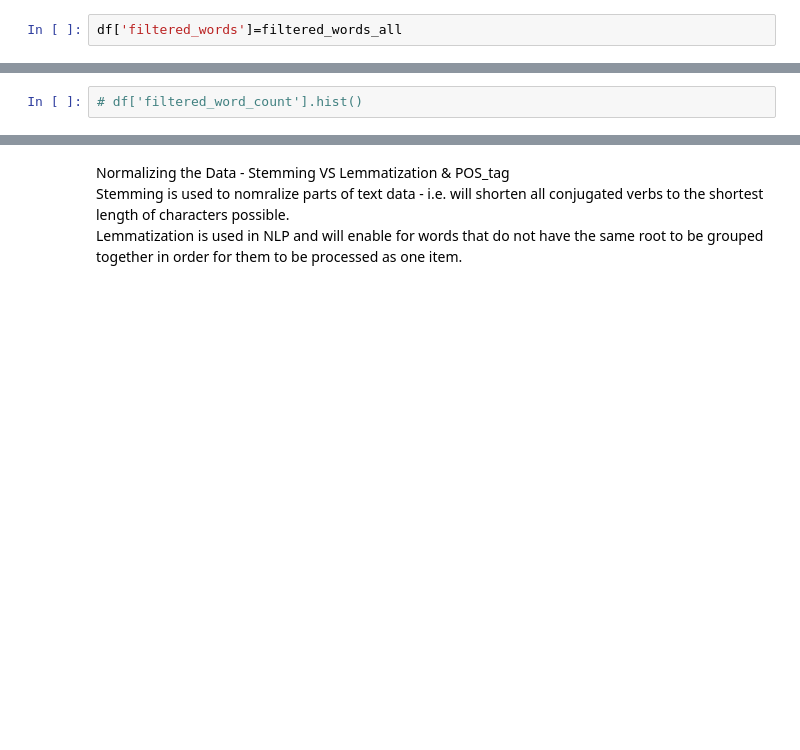
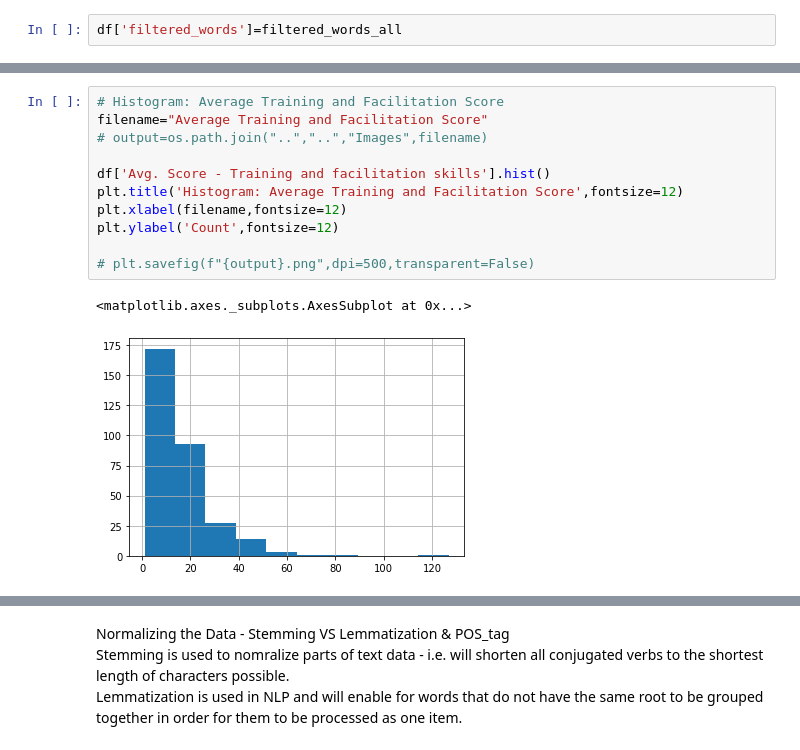
Before and after one commit to svfarago/Project_3, a Jupyter notebook: Sentiment_Preprocessing/NLP - Final JNB.ipynb, the cells around one changed output, grey strips where cells are left out. Drawn from its saved outputs; the diff is of its cells as text; blank space fills up the shorter version.

```diff
--- a/Sentiment_Preprocessing/NLP - Final JNB.ipynb
+++ b/Sentiment_Preprocessing/NLP - Final JNB.ipynb
@@ -93,2 +119,14 @@ df['filtered_word_count']=df['filtered_words'].str.len()
-# %%
-# df['filtered_word_count'].hist()
+# %%
+# Histogram: Average Training and Facilitation Score
+filename="Average Training and Facilitation Score"
+# output=os.path.join("..","..","Images",filename)
+
+df['Avg. Score - Training and facilitation skills'].hist()
+plt.title('Histogram: Average Training and Facilitation Score',fontsize=12)
+plt.xlabel(filename,fontsize=12)
+plt.ylabel('Count',fontsize=12)
+
+# plt.savefig(f"{output}.png",dpi=500,transparent=False)
+# %% [output]
+<matplotlib.axes._subplots.AxesSubplot at 0x...>
+[figure, added]
```
Also changed, not shown: parts of 12 cells of this notebook, 2 other files.
